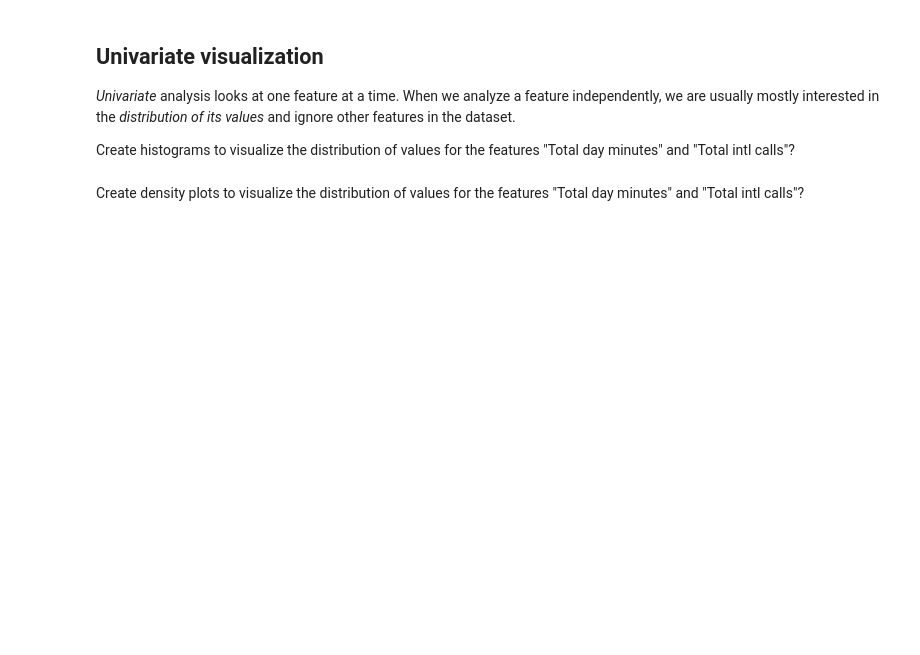
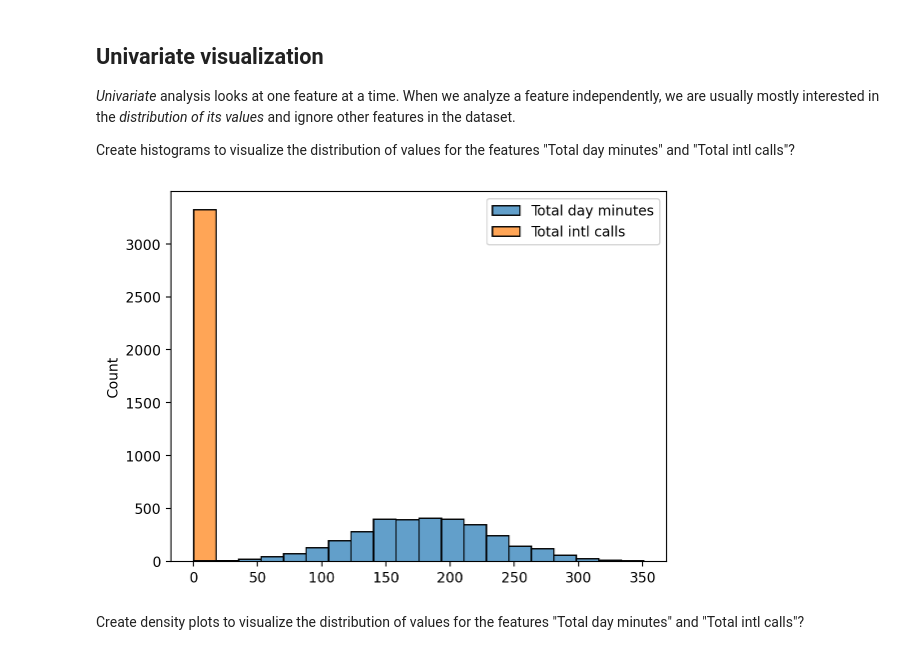
Before and after one commit to Mixel2004/data_science_lab, a Jupyter notebook: week2/Lab 2 assignment.ipynb, the cells around one changed output. Cells and saved outputs as stored; diff of their text form; code cells hidden in the pictures; blank space fills up the shorter version.

```diff
--- a/week2/Lab 2 assignment.ipynb
+++ b/week2/Lab 2 assignment.ipynb
@@ -513,6 +517,9 @@ How can you create a count plot to visualize the distribution of the "Internatio
 Create histograms to visualize the distribution of values for the features "Total day minutes" and "Total intl calls"?
 # %%
 #Your answer here
+sns.histplot(dataSet[['Total day minutes', 'Total intl calls']], bins=20, color='red', alpha=0.7, label='Total');
+# %% [output]
+[figure, added]
 # %% [markdown]
 Create density plots to visualize the distribution of values for the features "Total day minutes" and "Total intl calls"?
 # %%
```
Also changed, not shown: parts of 15 cells of this notebook.
